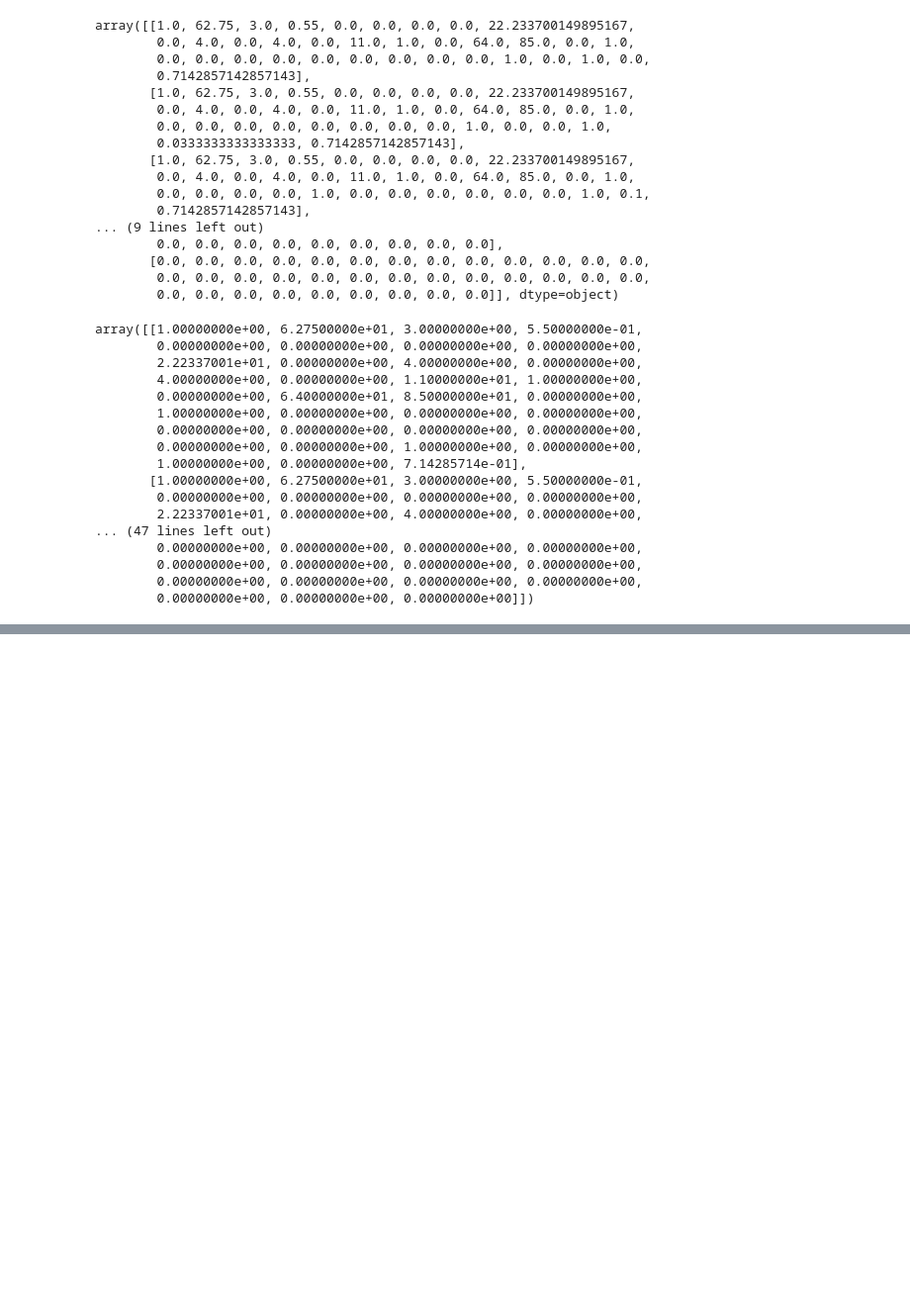
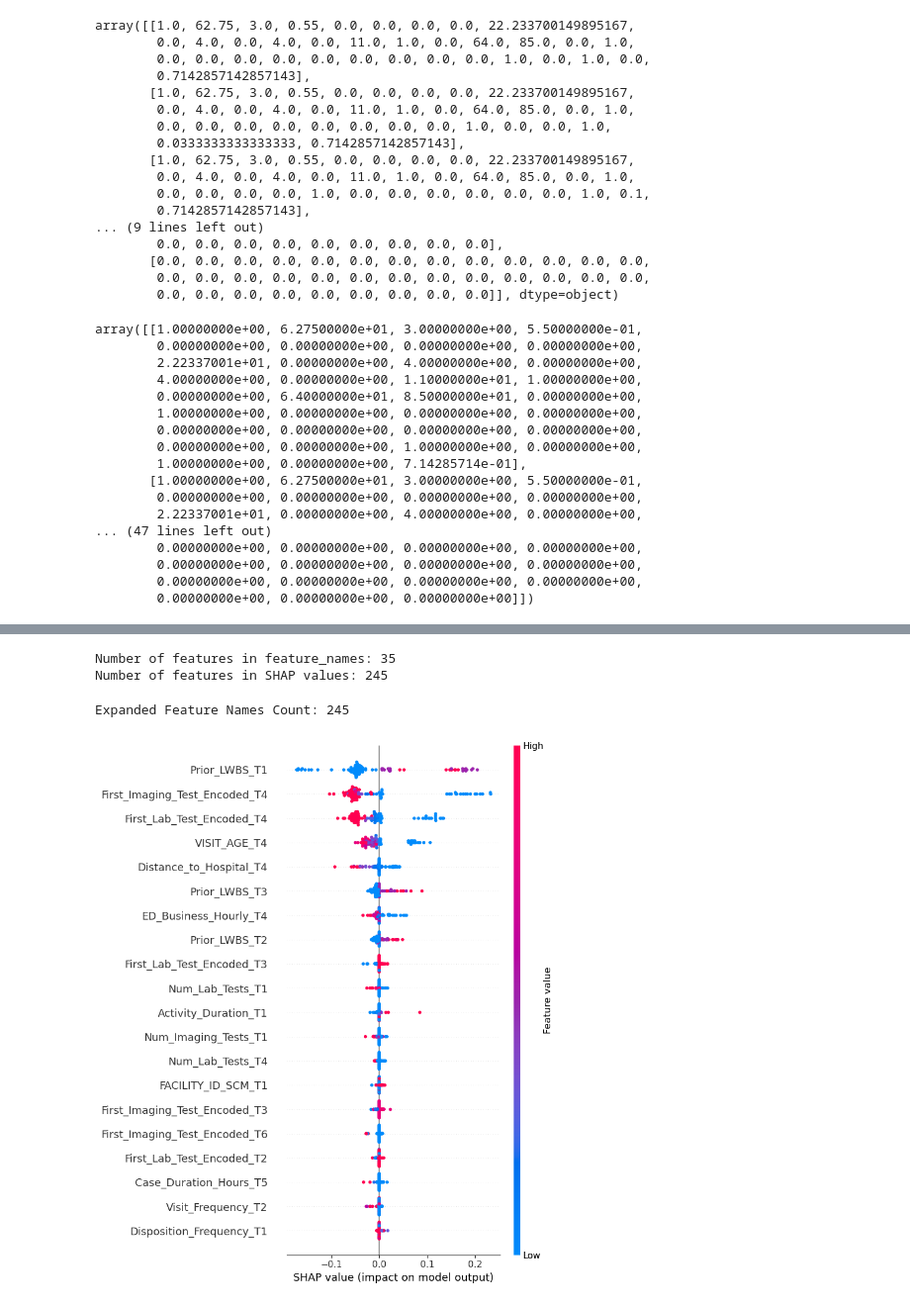
Before and after one commit to clariss95/Enhancing_XAI_MUN, a Jupyter notebook: deep_learning_model.ipynb, the cells around one changed output, grey strips where cells are left out. Shown at 99% size. Saved outputs shown, nothing was run; the diff lists cells and outputs as text; code cells hidden in the pictures; blank space fills up the shorter version.

Commit message:
Added SHAP

```diff
--- a/deep_learning_model.ipynb
+++ b/deep_learning_model.ipynb
@@ -381,0 +384,7 @@ Average Performance across folds: [0.04412176 0.98404747]
+# %%
+ # List of columns in the DataFrame
+columns = list(df_event_log_dl.columns)
+
+# Removing identifiers and the target variable from the feature names
+feature_names = [col for col in columns if col not in ('SID', 'VISIT_ID', 'Is_LWBS')]
+feature_names
@@ -381,0 +415,16 @@ Average Performance across folds: [0.04412176 0.98404747]
+# %%
+import shap
+import numpy as np
+
+# Flattening the training and test data for KernelExplainer
+subsampleX = shap.sample(X_train.reshape(X_train.shape[0], -1), 100)  # Reshape and sample
+subsampleX_test = shap.sample(X_test.reshape(X_test.shape[0], -1), 100)
+
+def model_predict(data):
+    # Reshape flattened data to the expected input shape (7, 35) just before prediction
+    data_reshaped = data.reshape(-1, 7, 35)
+    return model.predict(data_reshaped).flatten()
+
+# KernelExplainer
+explainer = shap.KernelExplainer(model_predict, subsampleX, nsamples=50)
+shap_values = explainer.shap_values(subsampleX_test)
@@ -381,0 +450,19 @@ Average Performance across folds: [0.04412176 0.98404747]
+# %%
+print("Number of features in feature_names:", len(feature_names))
+print("Number of features in SHAP values:", np.array(shap_values).shape[-1])  # Adjust depending on the shape of shap_values
+# %% [output]
+Number of features in feature_names: 35
+Number of features in SHAP values: 245
+# %%
+expanded_feature_names = []
+for t in range(7):  # Assuming 7 time steps
+    expanded_feature_names.extend([f"{name}_T{t+1}" for name in feature_names])
+
+# Now expanded_feature_names should have 245 elements
+print("Expanded Feature Names Count:", len(expanded_feature_names))
+# %% [output]
+Expanded Feature Names Count: 245
+# %%
+shap.summary_plot(shap_values, subsampleX_test, feature_names=expanded_feature_names)
+# %% [output]
+[figure, added]
```
Also changed, not shown: parts of 15 cells of this notebook.
